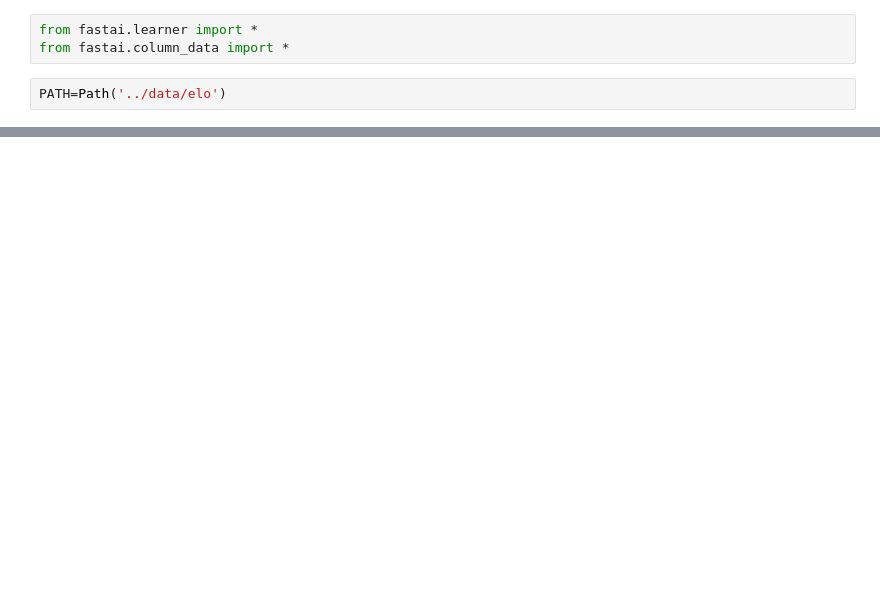
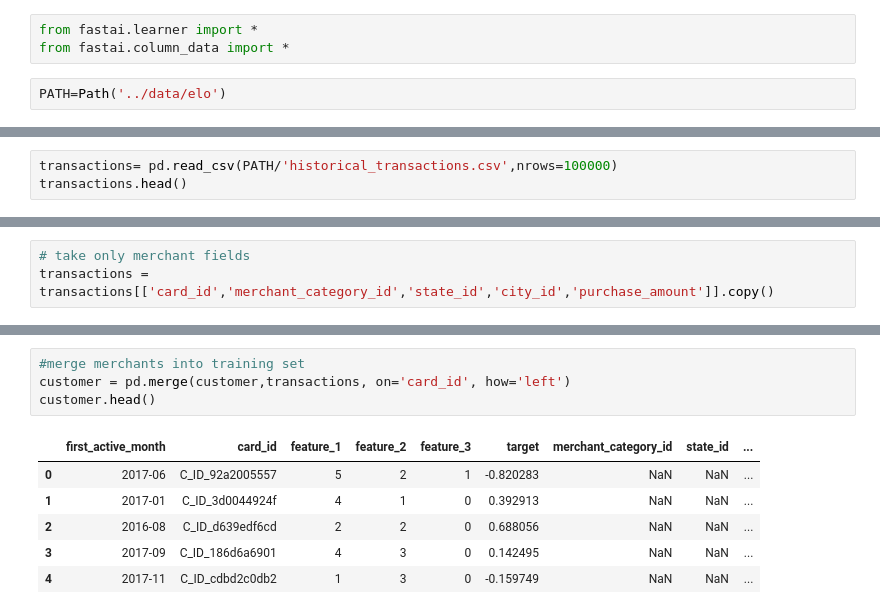
Before and after one commit to gane-dev/DeepLearning, a Jupyter notebook: elo-prediction.ipynb, the cells around one changed output, grey strips where cells are left out. Cells and saved outputs as stored; diff of their text form; blank space fills up the shorter version.

```diff
--- a/elo-prediction.ipynb
+++ b/elo-prediction.ipynb
@@ -182,0 +107,3 @@ len(customer)
+# %%
+transactions= pd.read_csv(PATH/'historical_transactions.csv',nrows=100000)
+transactions.head()
@@ -182,0 +117,3 @@ len(customer)
+# %%
+# take only merchant fields
+transactions = transactions[['card_id','merchant_category_id','state_id','city_id','purchase_amount']].copy()
@@ -182,0 +130,11 @@ len(customer)
+# %%
+#merge merchants into training set
+customer = pd.merge(customer,transactions, on='card_id', how='left')
+customer.head()
+# %% [output]
+|  | first_active_month | card_id | feature_1 | feature_2 | feature_3 | target | merchant_category_id | state_id | ... |
+| 0 | 2017-06 | C_ID_92a2005557 | 5 | 2 | 1 | -0.820283 | NaN | NaN | ... |
+| 1 | 2017-01 | C_ID_3d0044924f | 4 | 1 | 0 | 0.392913 | NaN | NaN | ... |
+| 2 | 2016-08 | C_ID_d639edf6cd | 2 | 2 | 0 | 0.688056 | NaN | NaN | ... |
+| 3 | 2017-09 | C_ID_186d6a6901 | 4 | 3 | 0 | 0.142495 | NaN | NaN | ... |
+| 4 | 2017-11 | C_ID_cdbd2c0db2 | 1 | 3 | 0 | -0.159749 | NaN | NaN | ... |
```
Also changed, not shown: parts of 57 cells of this notebook, 1 other file.
